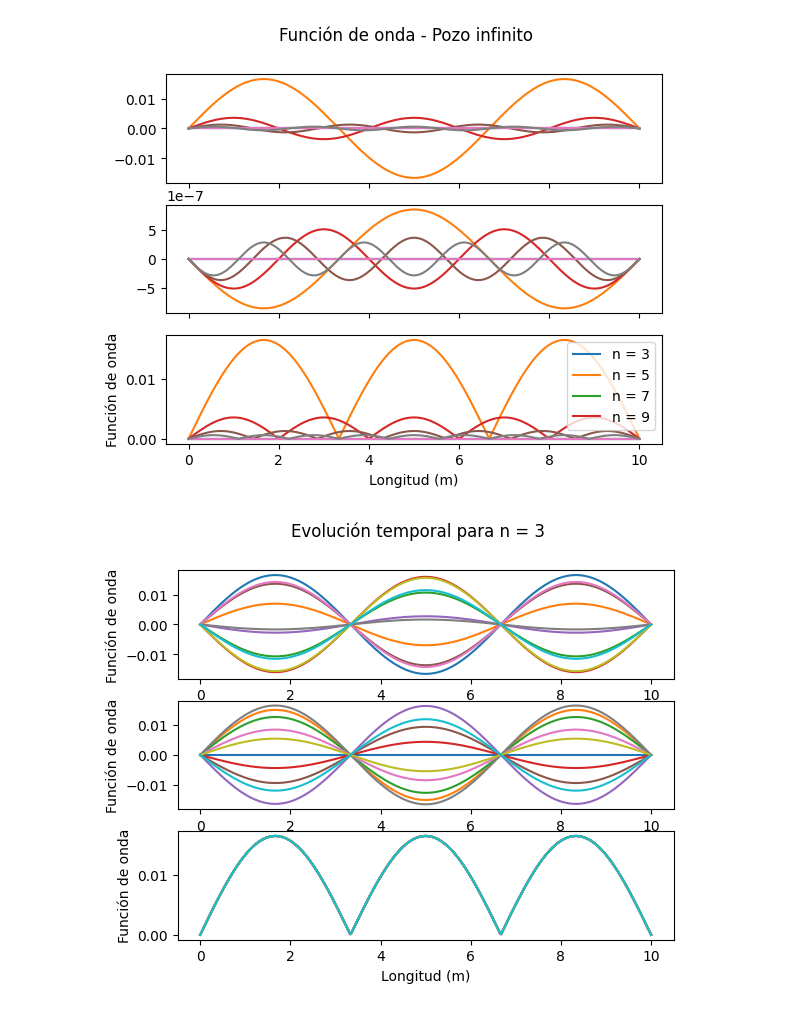
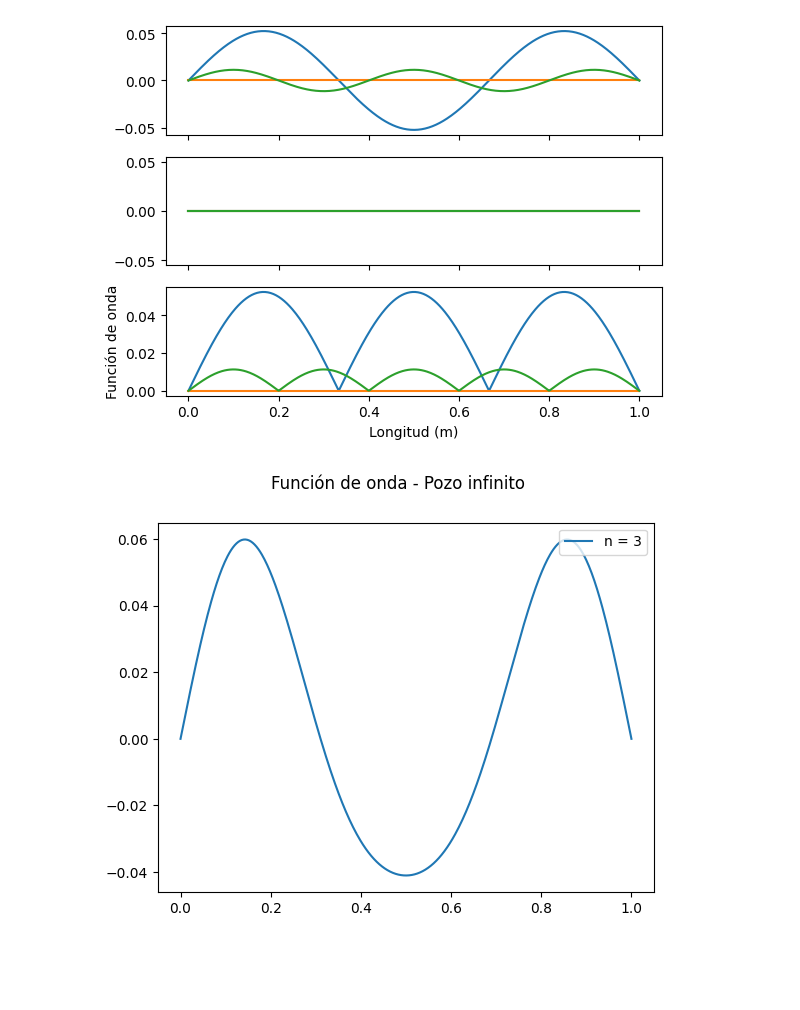
Before and after one commit to acastem15/Mecanica-Cuantica-I, a Jupyter notebook: Tarea2/Punto4.ipynb, the cells around one changed output. Drawn from its saved outputs; the diff is of its cells as text; code cells hidden in the pictures; blank space fills up the shorter version.

```diff
--- a/Tarea2/Punto4.ipynb
+++ b/Tarea2/Punto4.ipynb
@@ -39,7 +39,7 @@ def linearComb_phi_x(numN,a,m,x,t):
 
 time =np.linspace(0,3,200)
 n = 1
-a = 10
+a = 1
 m = 9.1e-31
 x_space = np.linspace(0,a,500)
 
@@ -77,14 +77,15 @@ def update (i):
 def printGraph(numN, a,m,t):
 
 
-    t = 1
+    t = 0
     fig, ax = plt.subplots(3,sharex=True)
+    fig, cx = plt.subplots()
     fig.figsize=(6, 4)
     #Different n
     complete = 0
     legends = []
     plt.suptitle("Función de onda - Pozo infinito")
-    for n_d in range (2,numN):
+    for n_d in range (3,numN):
 
         waveValue = waveFunction(n_d,a,m,t)
         complete+=waveValue
@@ -95,9 +96,11 @@ def printGraph(numN, a,m,t):
         ax[0].plot(x_space,waveValue.real)
         ax[1].plot(x_space,waveValue.imag)
         ax[2].plot(x_space,abs(waveValue))
+    cx.plot(x_space,complete)
 
 
     ax[2].set(xlabel="Longitud (m)", ylabel='Función de onda')
+
 
 
 
@@ -109,38 +112,36 @@ def printGraph(numN, a,m,t):
 
 
 
-
-
     #Different t
 
-    n =3
+    n =1
     fig, bx = plt.subplots(3)
     legends = []
     plt.suptitle("Evolución temporal para n = 3")
     for t in range (0,1000000,100000):
 
         waveValue = waveFunction(n,a,m,t)
         legends.append(str(t))
 
         bx[0].plot(x_space,waveValue.real)
         bx[1].plot(x_space,waveValue.imag)
         bx[2].plot(x_space,abs(waveValue))
 
     bx[2].set(xlabel="Longitud (m)", ylabel='Función de onda')
 
     for b in bx.flat:
          b.set( ylabel='Función de onda')
 
     #plt.legend(legends, loc ="upper right")
 
     plt.xlabel("Longitud (m)")
 
     plt.show()
 
 
 
 
-printGraph(10,10,9.1e-31,time[0])
+printGraph(6,1,9.1e-31,time[0])
 # %% [output]
-[figure, old version]
+[figure, new version]
-[figure, old version]
+[figure, new version]
```
Also changed, not shown: parts of 1 cell of this notebook, 2 other files.
